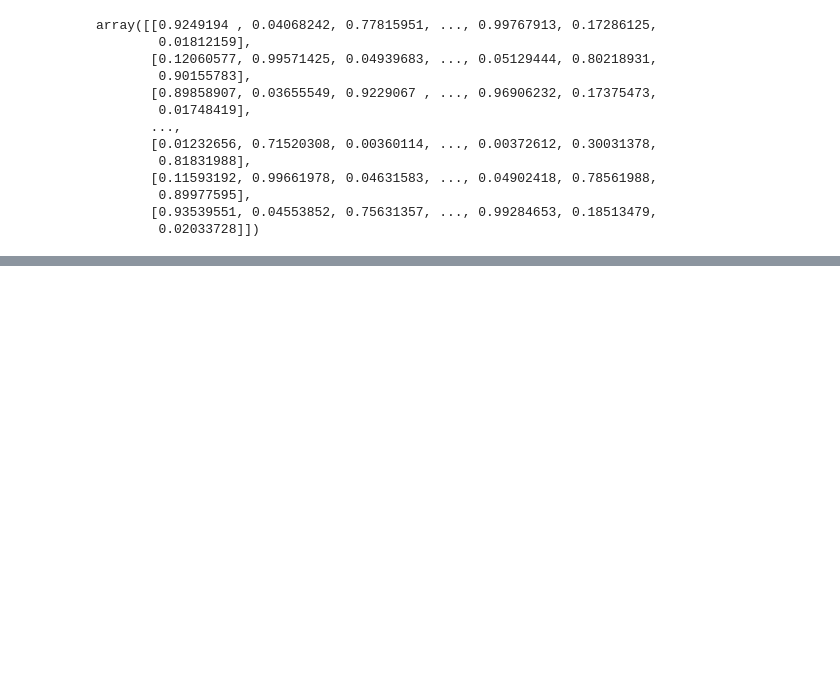
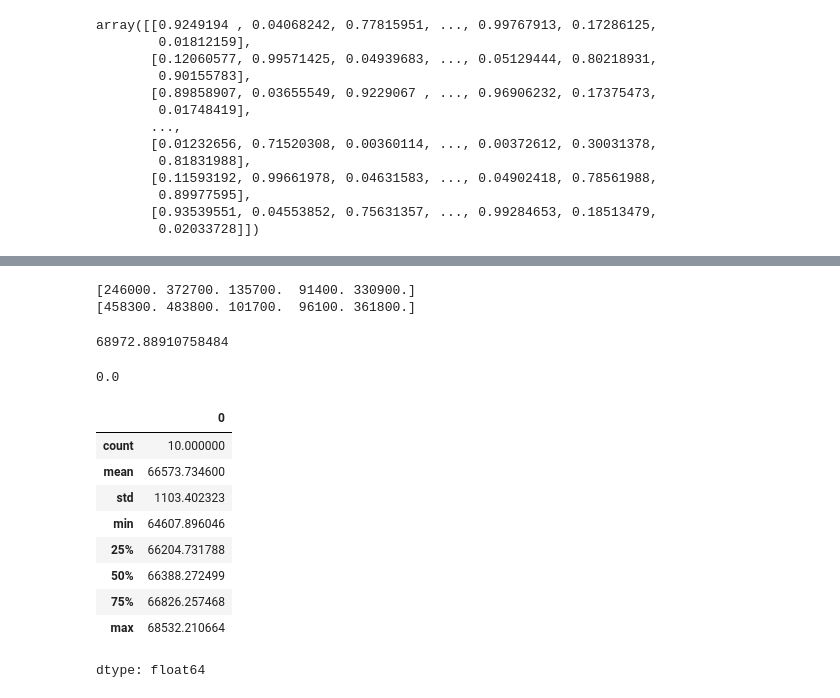
Before and after one commit to gunabalan-0411/Machine-Learning, a Jupyter notebook: Linear Regression.ipynb, the cells around one changed output, grey strips where cells are left out. Drawn from its saved outputs; the diff is of its cells as text; code cells hidden in the pictures; blank space fills up the shorter version.

```diff
--- a/Linear Regression.ipynb
+++ b/Linear Regression.ipynb
@@ -535,0 +616,6 @@ array([[0.9249194 , 0.04068242, 0.77815951, ..., 0.99767913, 0.17286125,
+# %%
+from sklearn.linear_model import LinearRegression
+from sklearn.pipeline import make_pipeline
+
+lin_reg = make_pipeline(preprocessing, LinearRegression())
+lin_reg.fit(housing, housing_labels)
@@ -535,0 +640,47 @@ array([[0.9249194 , 0.04068242, 0.77815951, ..., 0.99767913, 0.17286125,
+# %%
+housing_predictions = lin_reg.predict(housing)
+print(housing_predictions[:5].round(-2))
+print(housing_labels.iloc[:5].values)
+# %% [output]
+[246000. 372700. 135700.  91400. 330900.]
+[458300. 483800. 101700.  96100. 361800.]
+# %%
+# Evaluation
+from sklearn.metrics import root_mean_squared_error
+
+lin_rmse = root_mean_squared_error(housing_labels, housing_predictions)
+# Error is high hence it is underfiting
+print(lin_rmse)
+# %% [output]
+68972.88910758484
+# %%
+# let's change the model
+from sklearn.tree import DecisionTreeRegressor
+
+tree_reg = make_pipeline(preprocessing, DecisionTreeRegressor(random_state = 42))
+tree_reg.fit(housing, housing_labels)
+housing_predictions = tree_reg.predict(housing)
+
+tree_rmse = root_mean_squared_error(housing_labels, housing_predictions)
+print(tree_rmse)
+# Wee need to test is againt the test data not with the train data itself
+# %% [output]
+0.0
+# %%
+# cross_validation
+from sklearn.model_selection import cross_val_score
+
+tree_rmses = -cross_val_score(tree_reg, housing, housing_labels, scoring = 'neg_root_mean_squared_error', cv = 10)
+# %%
+pd.Series(tree_rmses).describe()
+# %% [output]
+|  | 0 |
+| count | 10.000000 |
+| mean | 66573.734600 |
+| std | 1103.402323 |
+| min | 64607.896046 |
+| 25% | 66204.731788 |
+| 50% | 66388.272499 |
+| 75% | 66826.257468 |
+| max | 68532.210664 |
+dtype: float64
```
Also changed, not shown: parts of 5 cells of this notebook.
